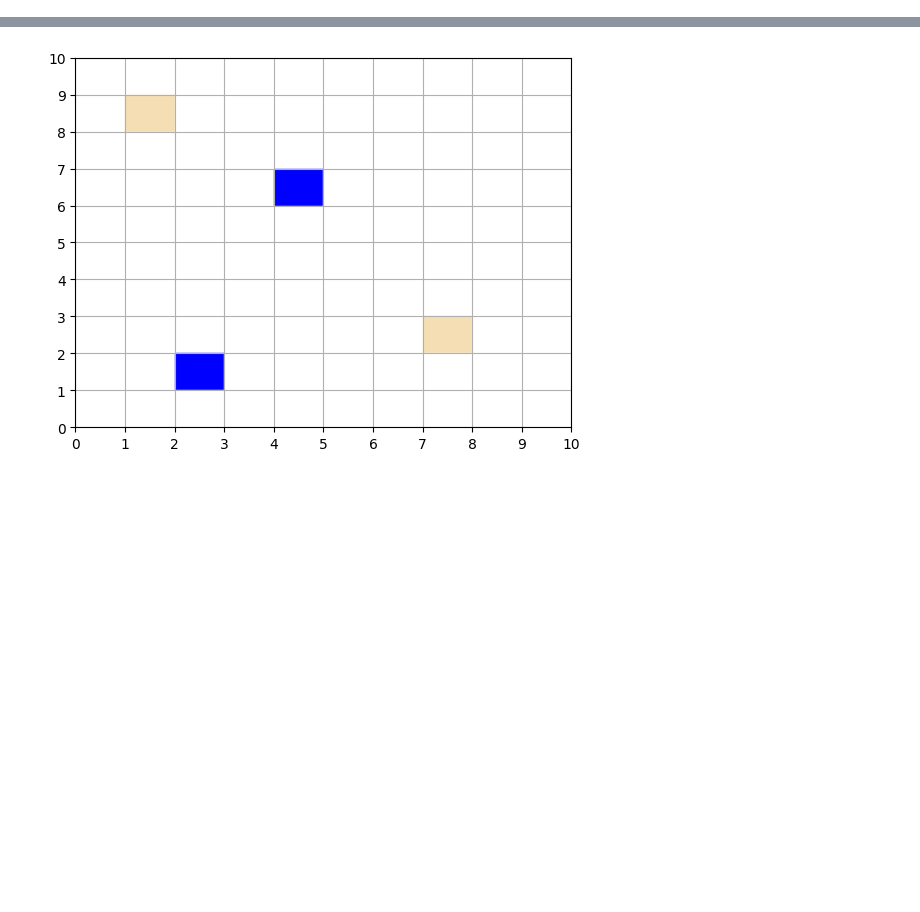
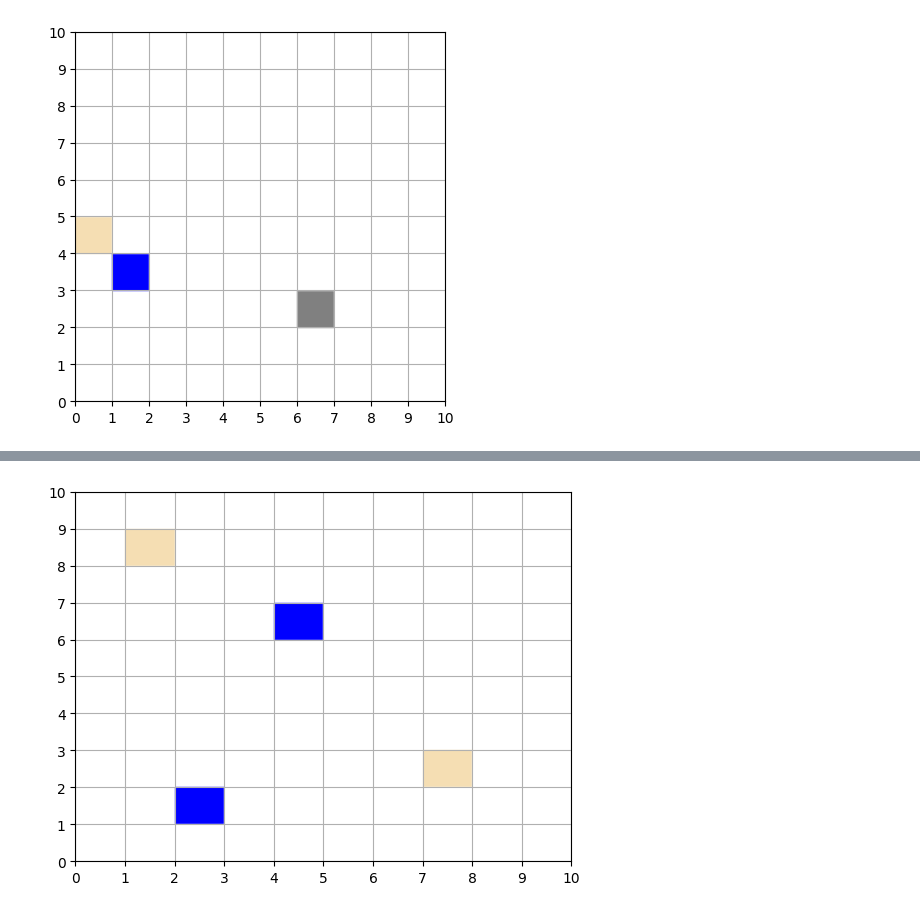
Before and after one commit to rerisingstar/AlgorithmDesignLab, a Jupyter notebook: Exp2_AStar.ipynb, the cells around one changed output, grey strips where cells are left out. Drawn from its saved outputs; the diff is of its cells as text; code cells hidden in the pictures; blank space fills up the shorter version.

Commit message:
graph finished

```diff
--- a/Exp2_AStar.ipynb
+++ b/Exp2_AStar.ipynb
@@ -3,6 +3,7 @@ import math
 from typing import List, Tuple
 import numpy as np
 import matplotlib.pyplot as plt
+import matplotlib.patches as patches
 
 NodeLocation = Tuple[int, int]
 
@@ -31,13 +32,13 @@ class Graph:
     ):
         if deserts:
             for de in deserts:
-                self.map[de[0], de[1]] = 1
+                self.map[de[0]-1, de[1]-1] = 1
         if streams:
             for st in streams:
-                self.map[st[0], st[1]] = 2
+                self.map[st[0]-1, st[1]-1] = 2
         if obstacles:
             for ob in obstacles:
-                self.map[ob[0], ob[1]] = 3
+                self.map[ob[0]-1, ob[1]-1] = 3
 
     def neighbors(self, node: NodeLocation) -> List[NodeLocation]:
         dirs = [
@@ -78,8 +79,29 @@ class Graph:
         }
         fig, ax = plt.subplots()
 
+        ax.set_aspect('equal', adjustable='box')
+
         for row in range(self.width):
             for col in range(self.height):
+                color = geo_colors[self.map[row, col]]
+                ax.add_patch(patches.Rectangle((row, col), 1, 1, color=color))
+
+        ax.set_xlim(0, self.width)
+        ax.set_ylim(0, self.height)
+        interval = 10
+        # ax.set_xticklabels([str(i + 1) for i in range(0, self.width, interval)])
+        # ax.set_yticklabels([str(i + 1) for i in range(0, self.height, interval)])
+        ax.set_xticks(np.arange(self.width + 1))
+        ax.set_yticks(np.arange(self.height + 1))
+        ax.grid(True)
+
+        plt.show()
+# %%
+g = Graph(10, 10)
+g.add_geography(deserts=[[1,5]], streams=[[2,4]], obstacles=[[7,3]])
+g.draw()
+# %% [output]
+[figure, added]
 # %%
 import numpy as np
 import matplotlib.pyplot as plt
```
Also changed, not shown: parts of 1 cell of this notebook.
